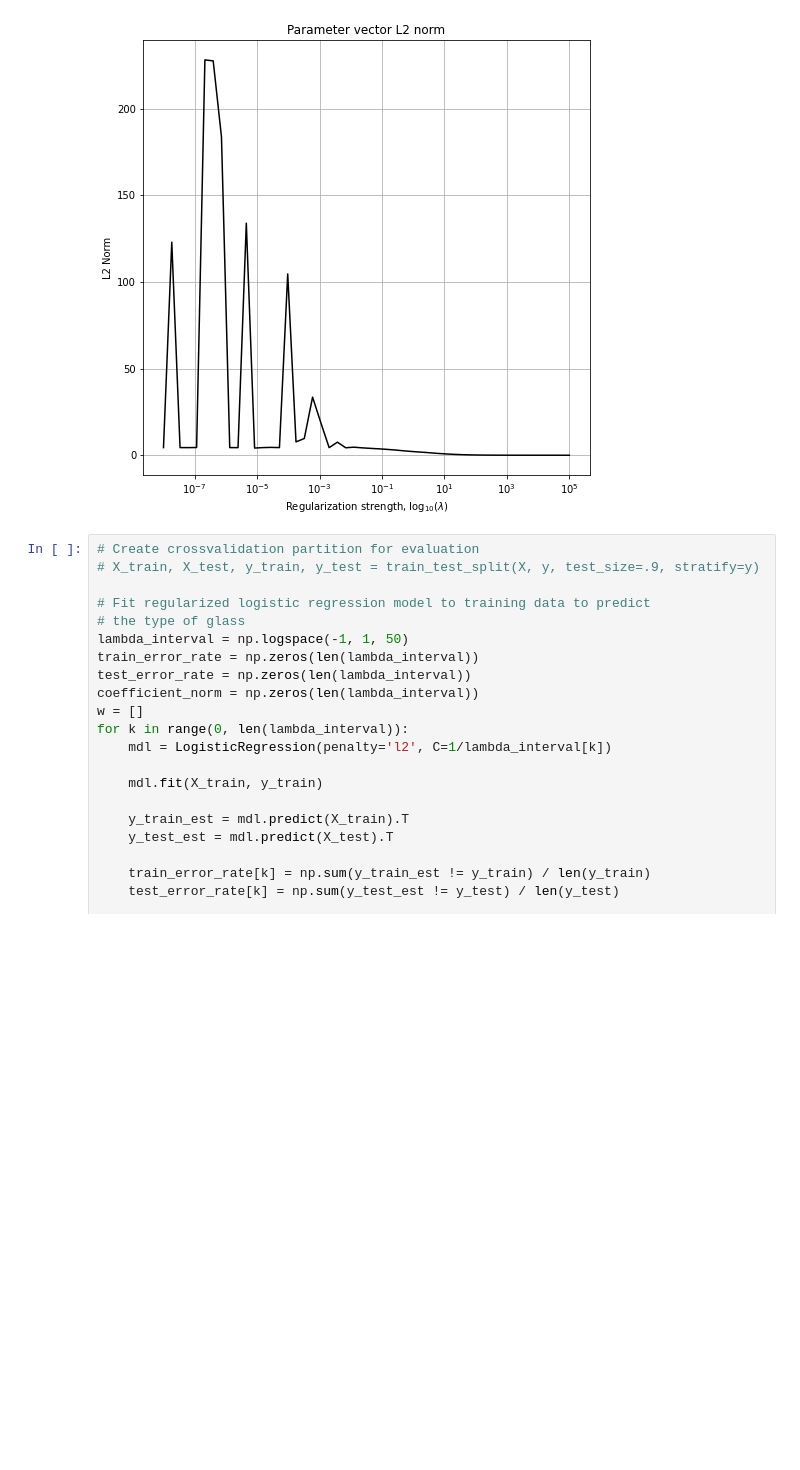
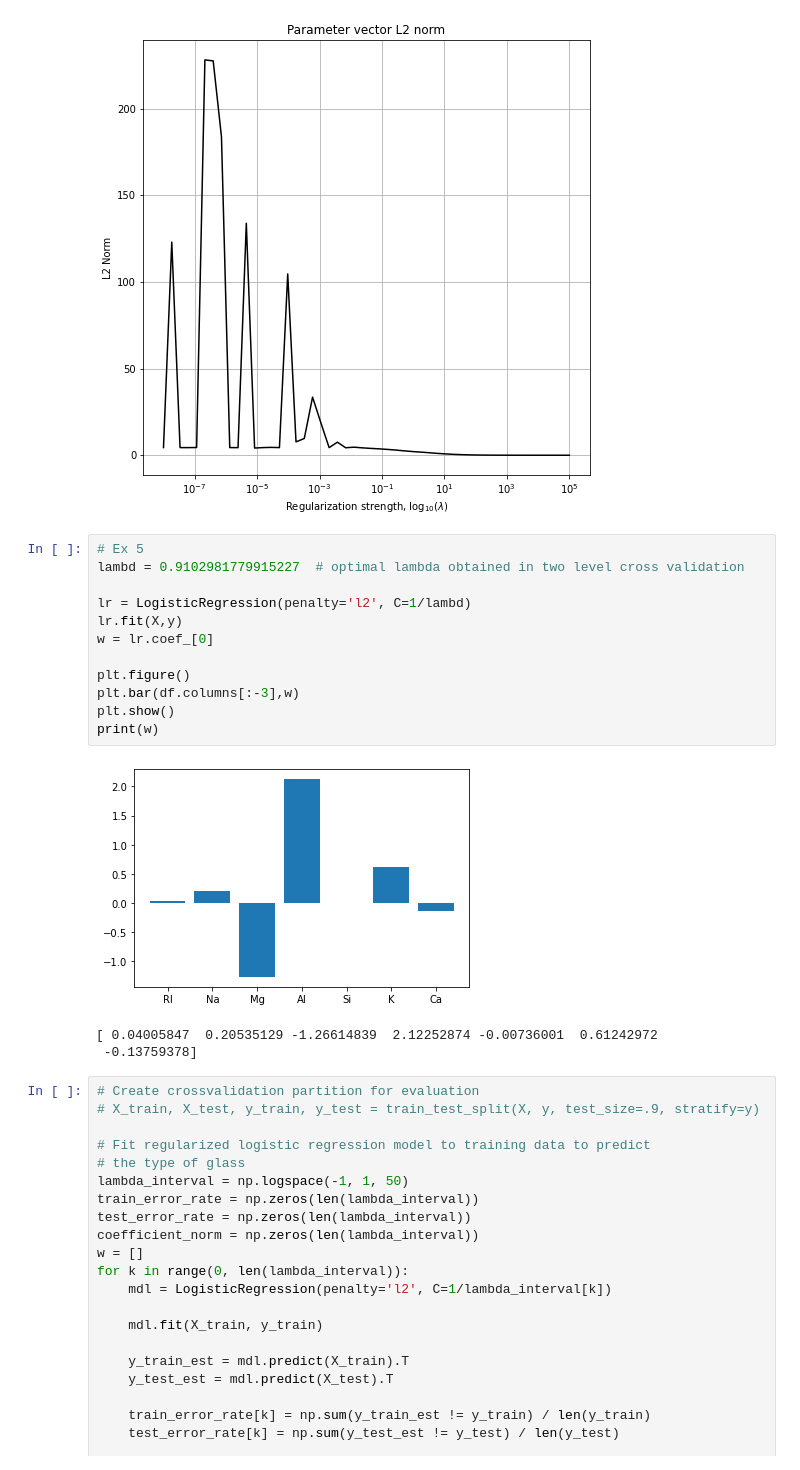
Before and after one commit to fmazilu/Intro_ML_projects, a Jupyter notebook: Classification.ipynb, the cells around one changed output. Drawn from its saved outputs; the diff is of its cells as text; blank space fills up the shorter version.

```diff
--- a/Classification.ipynb
+++ b/Classification.ipynb
@@ -616,6 +708,22 @@ Weights' L2 norm: 2.1486257848406245
 Model Error: 0.2653061224489796
 [figure]
 [figure]
+# %%
+# Ex 5
+lambd = 0.9102981779915227  # optimal lambda obtained in two level cross validation
+
+lr = LogisticRegression(penalty='l2', C=1/lambd)
+lr.fit(X,y)
+w = lr.coef_[0]
+
+plt.figure()
+plt.bar(df.columns[:-3],w)
+plt.show()
+print(w)
+# %% [output]
+[figure, added]
+[ 0.04005847  0.20535129 -1.26614839  2.12252874 -0.00736001  0.61242972
+ -0.13759378]
 # %%
 # Create crossvalidation partition for evaluation
 # X_train, X_test, y_train, y_test = train_test_split(X, y, test_size=.9, stratify=y)
```
Also changed, not shown: parts of 7 cells of this notebook.
